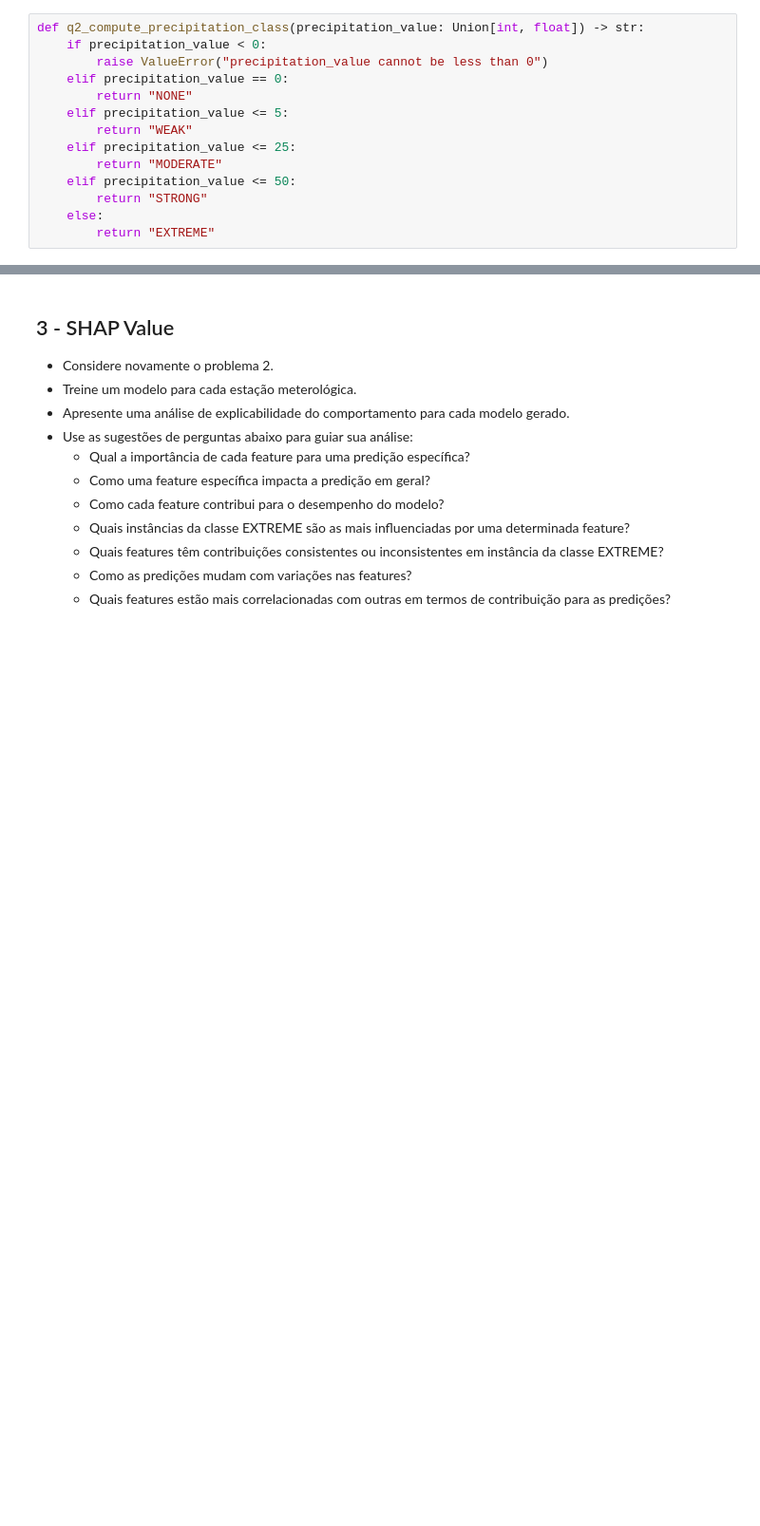
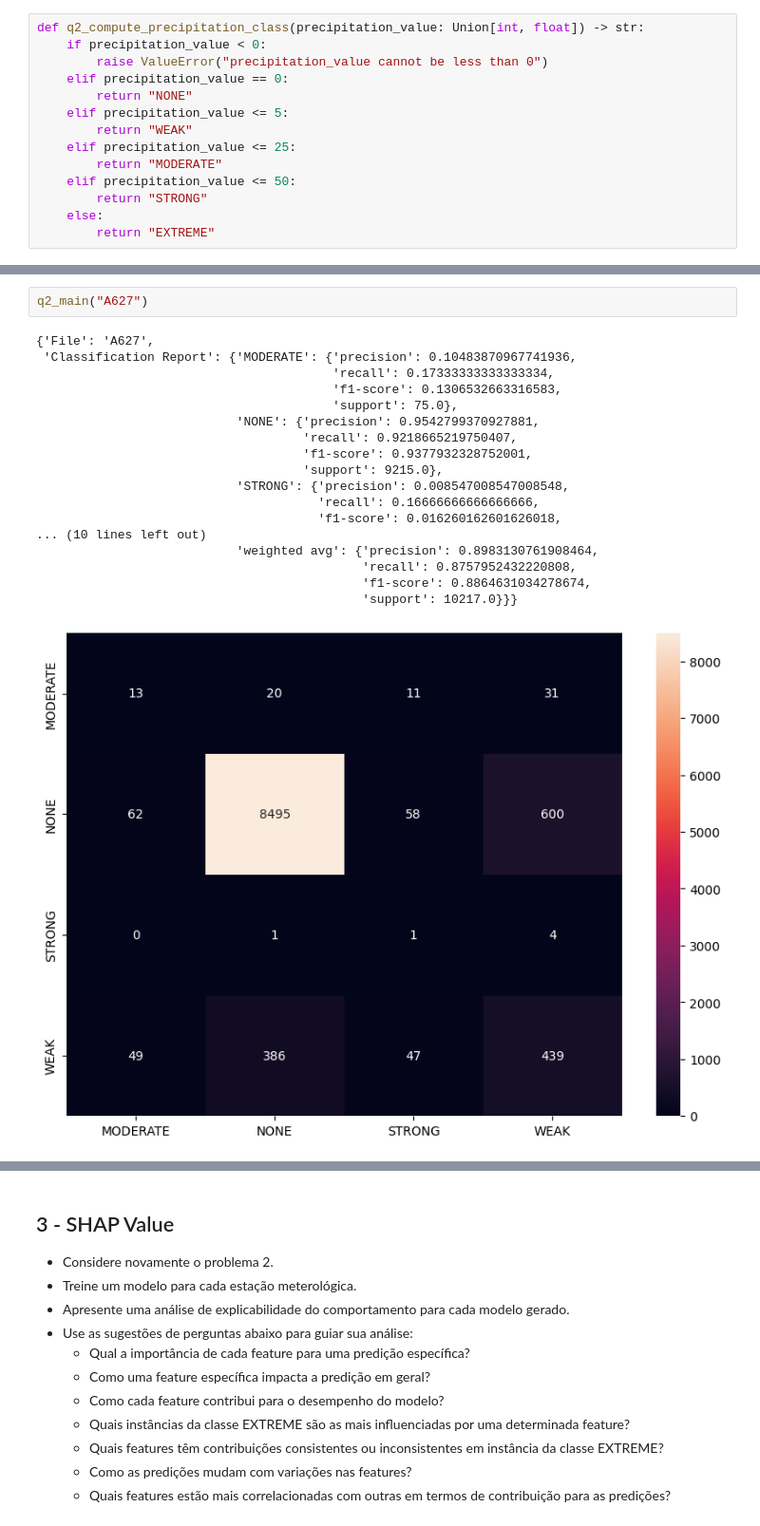
Before and after one commit to mmoura-dev/ppcic-ml, a Jupyter notebook: notebooks/AM_T2_MATHEUS_DOS_SANTOS_MOURA.ipynb, the cells around one changed output, grey strips where cells are left out. Shown at 95% size. Drawn from its saved outputs; the diff is of its cells as text; blank space fills up the shorter version.

```diff
--- a/notebooks/AM_T2_MATHEUS_DOS_SANTOS_MOURA.ipynb
+++ b/notebooks/AM_T2_MATHEUS_DOS_SANTOS_MOURA.ipynb
@@ -419,0 +437,21 @@ q2_main("A621")
+# %%
+q2_main("A627")
+# %% [output]
+{'File': 'A627',
+ 'Classification Report': {'MODERATE': {'precision': 0.10483870967741936,
+                                        'recall': 0.17333333333333334,
+                                        'f1-score': 0.1306532663316583,
+                                        'support': 75.0},
+                           'NONE': {'precision': 0.9542799370927881,
+                                    'recall': 0.9218665219750407,
+                                    'f1-score': 0.9377932328752001,
+                                    'support': 9215.0},
+                           'STRONG': {'precision': 0.008547008547008548,
+                                      'recall': 0.16666666666666666,
+                                      'f1-score': 0.016260162601626018,
+... (10 lines left out)
+                           'weighted avg': {'precision': 0.8983130761908464,
+                                            'recall': 0.8757952432220808,
+                                            'f1-score': 0.8864631034278674,
+                                            'support': 10217.0}}}
+[figure, added]
```
Also changed, not shown: parts of 20 cells of this notebook.
